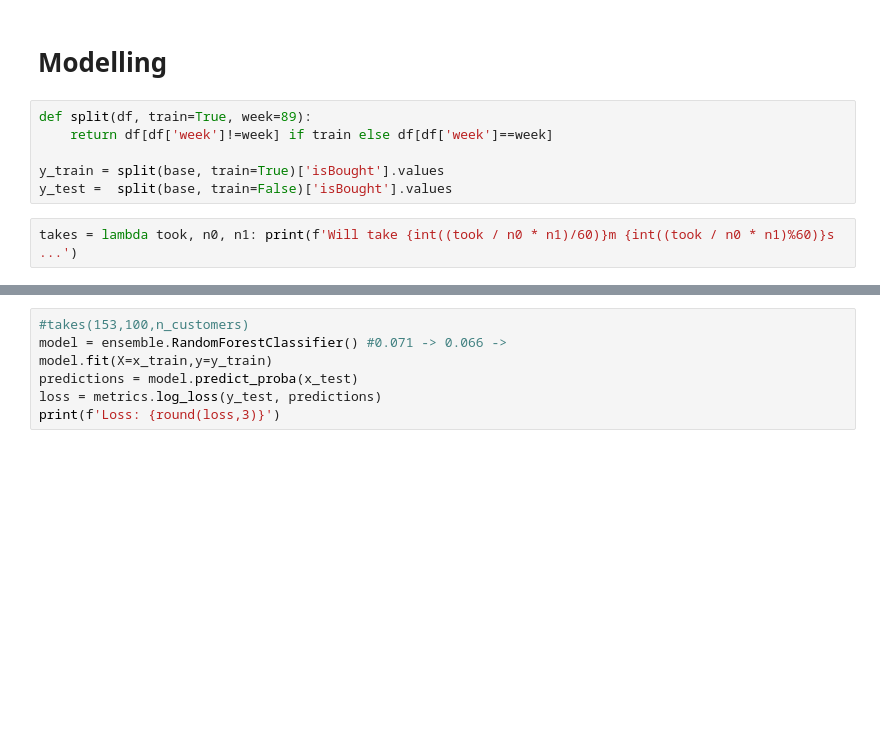
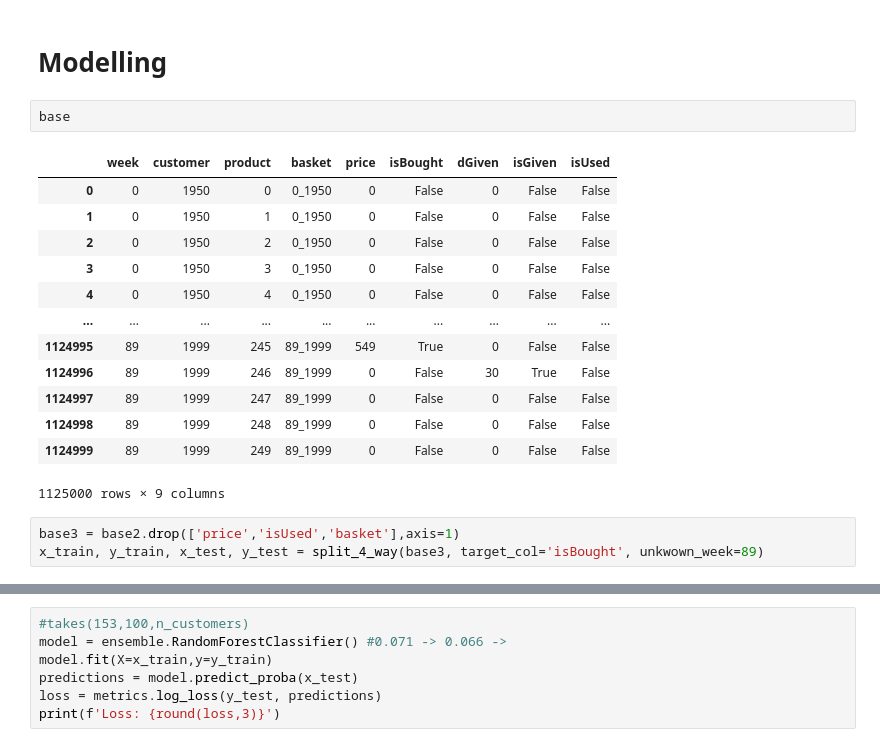
Before and after one commit to stijnbenja/BigData2, a Jupyter notebook: main.ipynb, the cells around one changed output, grey strips where cells are left out. Saved outputs shown, nothing was run; the diff lists cells and outputs as text; blank space fills up the shorter version.

```diff
--- a/main.ipynb
+++ b/main.ipynb
@@ -69,13 +177,24 @@ base.rename(columns={'probability_x':'p_prod', 'probability_y':'p_cat'},inplace=
 # %% [markdown]
 # Modelling
-# %%
-def split(df, train=True, week=89):
-    return df[df['week']!=week] if train else df[df['week']==week]
-
-y_train = split(base, train=True)['isBought'].values
-y_test =  split(base, train=False)['isBought'].values
-# %%
-takes = lambda took, n0, n1: print(f'Will take {int((took / n0 * n1)/60)}m {int((took / n0 * n1)%60)}s ...')
+# %%
+base
+# %% [output]
+|  | week | customer | product | basket | price | isBought | dGiven | isGiven | isUsed |
+| 0 | 0 | 1950 | 0 | 0_1950 | 0 | False | 0 | False | False |
+| 1 | 0 | 1950 | 1 | 0_1950 | 0 | False | 0 | False | False |
+| 2 | 0 | 1950 | 2 | 0_1950 | 0 | False | 0 | False | False |
+| 3 | 0 | 1950 | 3 | 0_1950 | 0 | False | 0 | False | False |
+| 4 | 0 | 1950 | 4 | 0_1950 | 0 | False | 0 | False | False |
+| ... | ... | ... | ... | ... | ... | ... | ... | ... | ... |
+| 1124995 | 89 | 1999 | 245 | 89_1999 | 549 | True | 0 | False | False |
+| 1124996 | 89 | 1999 | 246 | 89_1999 | 0 | False | 30 | True | False |
+| 1124997 | 89 | 1999 | 247 | 89_1999 | 0 | False | 0 | False | False |
+| 1124998 | 89 | 1999 | 248 | 89_1999 | 0 | False | 0 | False | False |
+| 1124999 | 89 | 1999 | 249 | 89_1999 | 0 | False | 0 | False | False |
+1125000 rows × 9 columns
+# %%
+base3 = base2.drop(['price','isUsed','basket'],axis=1)
+x_train, y_train, x_test, y_test = split_4_way(base3, target_col='isBought', unkwown_week=89)
 # %%
 base['p_prod'] = base['p_prod'].fillna(0)
 base['p_cat'] = base['p_cat'].fillna(0)
```
Also changed, not shown: parts of 38 cells of this notebook, 2 other files.
